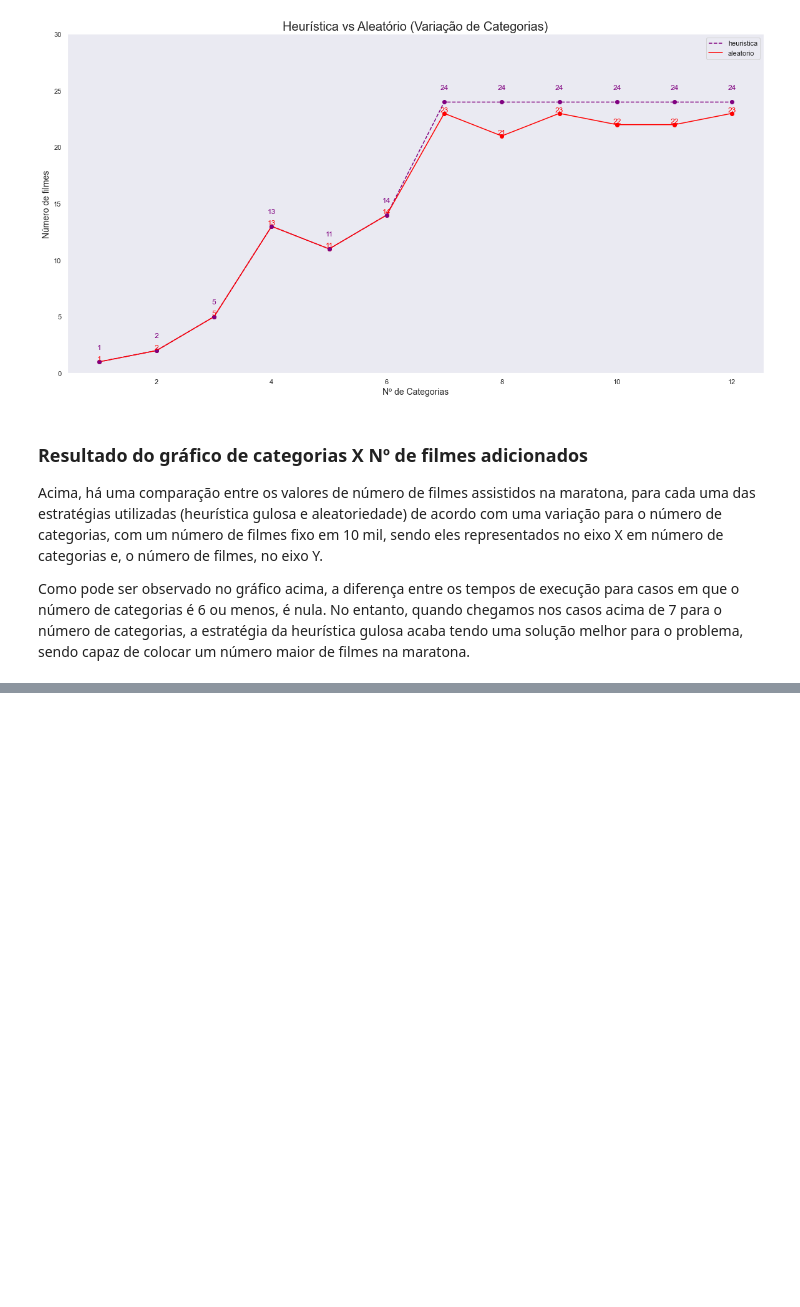
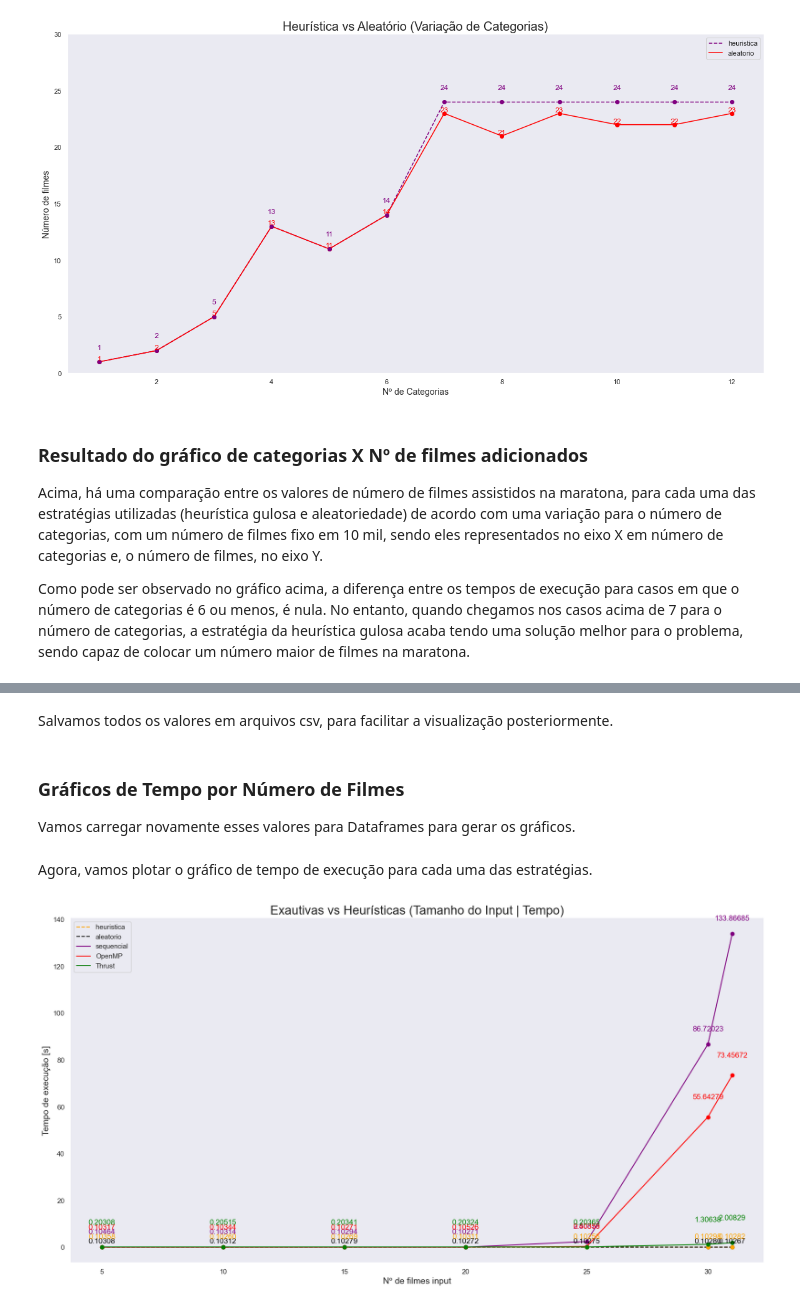
Before and after one commit to henriquemf/projeto-supercomp, a Jupyter notebook: relatorio.ipynb, the cells around one changed output, grey strips where cells are left out. Cells and saved outputs as stored; diff of their text form; code cells hidden in the pictures; blank space fills up the shorter version.

Commit message:
finalizando relatório final

```diff
--- a/relatorio.ipynb
+++ b/relatorio.ipynb
@@ -1112,8 +1117,8 @@ al_out = []
 heu_out = []
 
 for i in range (1,9):
-    arquivo_heu_out = "out/heu-out-" + str(i) + ".txt"
-    arquivo_al_out = "out/al-out-" + str(i) + ".txt"
+    arquivo_heu_out = "entrega-intermediaria/out/heu-out-" + str(i) + ".txt"
+    arquivo_al_out = "entrega-intermediaria/out/al-out-" + str(i) + ".txt"
 
     #read whats inside the file and add it to a list
     with open(arquivo_heu_out, 'r') as f:
@@ -1123,7 +1128,7 @@ for i in range (1,9):
 
 #build a dataframe with the result lists of time:
 df_results = pd.DataFrame({'heuristica': heu_out, 'aleatorio': al_out, 'n_filmes': [10**i for i in range(1, 9)]})
-df_results.to_csv("resultados_filmes.csv", index=False)
+df_results.to_csv("entrega-intermediaria/resultados_filmes.csv", index=False)
 df_results
 # %% [output]
 |  | heuristica | aleatorio | n_filmes |
@@ -1235,5 +1240,5 @@ df.to_csv("resultados_temporizacao_var_cat.csv", index=False)
 # %%
-df_temporizacao_var_cat = pd.read_csv("resultados_temporizacao_var_cat.csv")
+df_temporizacao_var_cat = pd.read_csv("entrega-intermediaria/resultados_temporizacao_var_cat.csv")
 
 df_temporizacao_var_cat
 # %% [output]
@@ -1307,8 +1312,8 @@ heu_out_cat = []
 cat_list = []
 
 for i in range (0,12):
-    arquivo_heu_out = "out/var-cat-heu-out-" + str(i) + ".txt"
-    arquivo_al_out = "out/var-cat-al-out-" + str(i) + ".txt"
+    arquivo_heu_out = "entrega-intermediaria/out/var-cat-heu-out-" + str(i) + ".txt"
+    arquivo_al_out = "entrega-intermediaria/out/var-cat-al-out-" + str(i) + ".txt"
     cat_list.append(i+1)
 
     #read whats inside the file and add it to a list
@@ -1319,7 +1324,7 @@ for i in range (0,12):
 
 #build a dataframe with the result lists of time:
 df_cat_results = pd.DataFrame({'heuristica': heu_out_cat, 'aleatorio': al_out_cat, 'n_cat': cat_list})
-df_cat_results.to_csv("resultados_var_cat.csv", index=False)
+df_cat_results.to_csv("entrega-intermediaria/resultados_var_cat.csv", index=False)
 df_cat_results
 # %% [output]
 |  | heuristica | aleatorio | n_cat |
@@ -1381,0 +1448,2 @@ Como pode ser observado no gráfico acima, a diferença entre os tempos de execu
+# %% [markdown]
+Salvamos todos os valores em arquivos csv, para facilitar a visualização posteriormente.
@@ -1381,0 +1456,60 @@ Como pode ser observado no gráfico acima, a diferença entre os tempos de execu
+# %% [markdown]
+### Gráficos de Tempo por Número de Filmes
+<a id="graficos-de-tempo-por-numero-de-filmes-busca-exaustiva"></a>
+
+Vamos carregar novamente esses valores para Dataframes para gerar os gráficos.
+# %%
+df_exaustiva = pd.read_csv("entrega-final/resultados_temporizacao_var_film_exaustiva.csv")
+df_heuristicas = pd.read_csv("entrega-final/resultados_temporizacao_var_film_exaustiva_heuristicas.csv")
+# %% [markdown]
+Agora, vamos plotar o gráfico de tempo de execução para cada uma das estratégias.
+# %%
+sns.set_theme(style="dark")
+
+# Definindo a paleta de cores
+colors = ["orange", "black", "purple", "red", "green"]
+
+sns.set_palette(sns.color_palette(colors))
+
+fig, ax = plt.subplots(figsize=(20, 10))
+
+sns.lineplot(data=df_heuristicas, x="n_film", y="Gulosa", linestyle='--', label="heuristica", ax=ax)
+sns.lineplot(data=df_heuristicas, x="n_film", y="Aleatoria", linestyle='--', label="aleatorio", ax=ax)
+sns.lineplot(data=df_exaustiva, x="n_film", y="Sequencial", label="sequencial", ax=ax)
+sns.lineplot(data=df_exaustiva, x="n_film", y="OpenMP", label="OpenMP", ax=ax)
+sns.lineplot(data=df_exaustiva, x="n_film", y="Thrust", label="Thrust", ax=ax)
+
+# Adicionando pontos
+aleatorio_points = ax.plot(df_heuristicas['n_film'], df_heuristicas['Aleatoria'], 'o', color="black")
+heuristica_points = ax.plot(df_heuristicas['n_film'], df_heuristicas['Gulosa'], 'o', color="orange")
+sequencial_points = ax.plot(df_exaustiva['n_film'], df_exaustiva['Sequencial'], 'o', color="purple")
+openmp_points = ax.plot(df_exaustiva['n_film'], df_exaustiva['OpenMP'], 'o', color="red")
+thrust_points = ax.plot(df_exaustiva['n_film'], df_exaustiva['Thrust'], 'o', color="green")
+
+# Adicionando texto aos pontos
+for x, y in zip(df_heuristicas['n_film'], df_heuristicas['Aleatoria']):
+    ax.text(x, y+1, f"{y:.5f}", ha='center', va='bottom', color="black", fontsize=12)
+
+for x, y in zip(df_heuristicas['n_film'], df_heuristicas['Gulosa']):
+    ax.text(x, y+3, f"{y:.5f}", ha='center', va='bottom', color="orange", fontsize=12)
+
+for x, y in zip(df_exaustiva['n_film'], df_exaustiva['Sequencial']):
+    ax.text(x, y+5, f"{y:.5f}", ha='center', va='bottom', color="purple", fontsize=12)
+
+for x, y in zip(df_exaustiva['n_film'], df_exaustiva['OpenMP']):
+    ax.text(x, y+7, f"{y:.5f}", ha='center', va='bottom', color="red", fontsize=12)
+
+for x, y in zip(df_exaustiva['n_film'], df_exaustiva['Thrust']):
+    ax.text(x, y+9, f"{y:.5f}", ha='center', va='bottom', color="green", fontsize=12)
+
+# Personalizando eixos e título
+ax.set_xlabel("Nº de filmes input", fontsize=14)
+ax.set_ylabel("Tempo de execução [s]", fontsize=14)
+# ax.set_ylim(0, 0.3)
+ax.set_title("Exautivas vs Heurísticas (Tamanho do Input | Tempo)", fontsize=20)
+
+sns.despine()
+
+plt.show()
+# %% [output]
+[figure, added]
```
Also changed, not shown: parts of 19 cells of this notebook, 16 other files.
